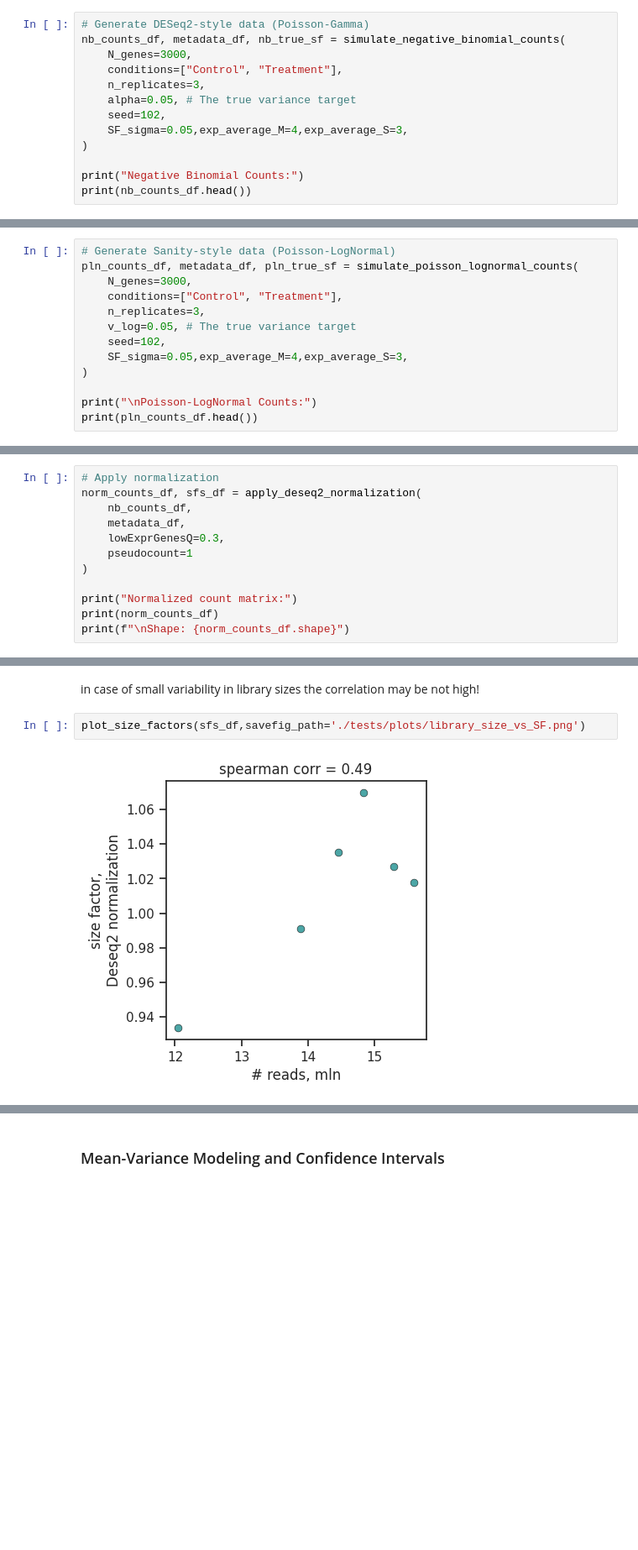
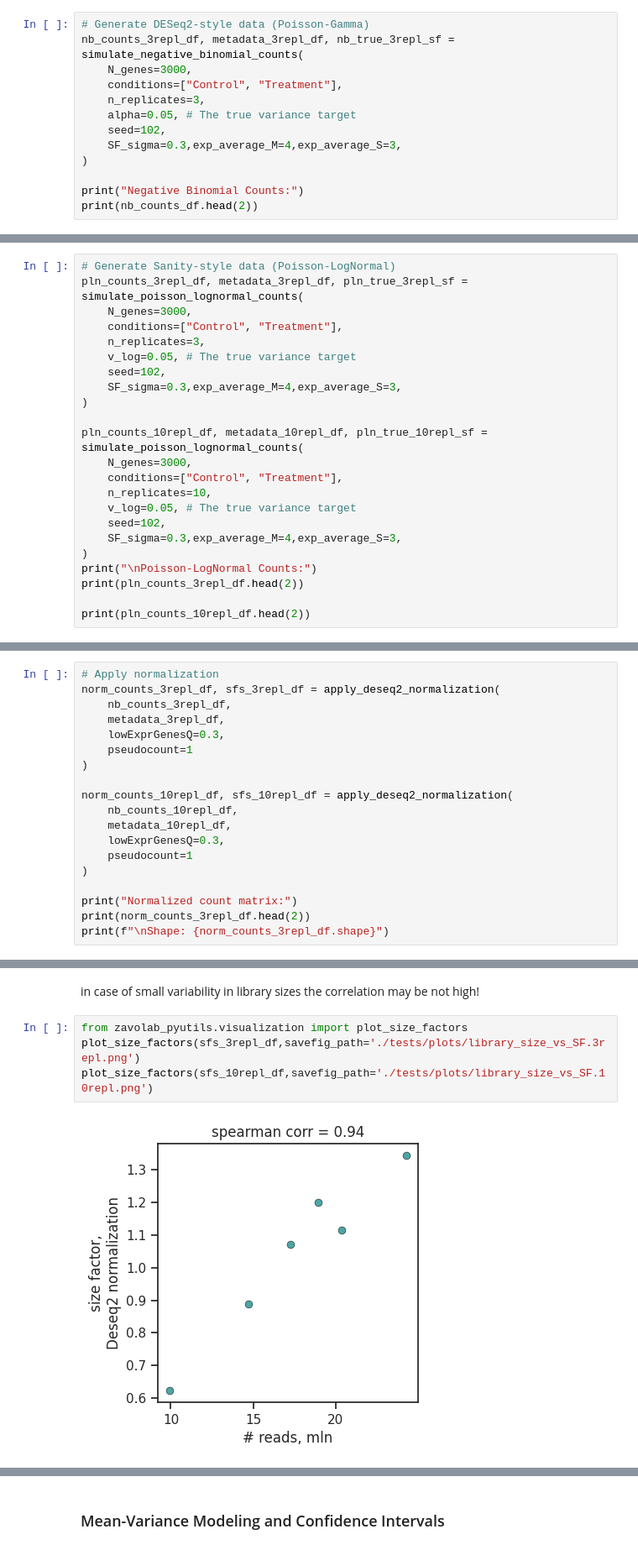
Before and after one commit to zavolanlab/zavolab_pyutils, a Jupyter notebook: test_module.ipynb, the cells around one changed output, grey strips where cells are left out. Shown at 84% size. Cells and saved outputs as stored; diff of their text form; blank space fills up the shorter version.

```diff
--- a/test_module.ipynb
+++ b/test_module.ipynb
@@ -47,15 +82,15 @@ Type:      function
 # %%
 # Generate DESeq2-style data (Poisson-Gamma)
-nb_counts_df, metadata_df, nb_true_sf = simulate_negative_binomial_counts(
+nb_counts_3repl_df, metadata_3repl_df, nb_true_3repl_sf = simulate_negative_binomial_counts(
     N_genes=3000,
     conditions=["Control", "Treatment"],
     n_replicates=3,
     alpha=0.05, # The true variance target
     seed=102,
-    SF_sigma=0.05,exp_average_M=4,exp_average_S=3,
+    SF_sigma=0.3,exp_average_M=4,exp_average_S=3,
 )
 
 print("Negative Binomial Counts:")
-print(nb_counts_df.head())
+print(nb_counts_df.head(2))
 # %% [output]
 Negative Binomial Counts:
@@ -73,16 +117,26 @@ array([1.08698022, 1.04738134, 1.05432404, 0.95502577, 1.0671456 ,
 # %%
 # Generate Sanity-style data (Poisson-LogNormal)
-pln_counts_df, metadata_df, pln_true_sf = simulate_poisson_lognormal_counts(
+pln_counts_3repl_df, metadata_3repl_df, pln_true_3repl_sf = simulate_poisson_lognormal_counts(
     N_genes=3000,
     conditions=["Control", "Treatment"],
     n_replicates=3,
     v_log=0.05, # The true variance target
     seed=102,
-    SF_sigma=0.05,exp_average_M=4,exp_average_S=3,
+    SF_sigma=0.3,exp_average_M=4,exp_average_S=3,
 )
 
+pln_counts_10repl_df, metadata_10repl_df, pln_true_10repl_sf = simulate_poisson_lognormal_counts(
+    N_genes=3000,
+    conditions=["Control", "Treatment"],
+    n_replicates=10,
+    v_log=0.05, # The true variance target
+    seed=102,
+    SF_sigma=0.3,exp_average_M=4,exp_average_S=3,
+)
 print("\nPoisson-LogNormal Counts:")
-print(pln_counts_df.head())
+print(pln_counts_3repl_df.head(2))
+
+print(pln_counts_10repl_df.head(2))
 # %% [output]
 Poisson-LogNormal Counts:
         Sample_1  Sample_2  Sample_3  Sample_4  Sample_5  Sample_6
@@ -103,14 +186,21 @@ array([1.08698022, 1.04738134, 1.05432404, 0.95502577, 1.0671456 ,
 # %%
 # Apply normalization
-norm_counts_df, sfs_df = apply_deseq2_normalization(
-    nb_counts_df,
-    metadata_df,
+norm_counts_3repl_df, sfs_3repl_df = apply_deseq2_normalization(
+    nb_counts_3repl_df,
+    metadata_3repl_df,
+    lowExprGenesQ=0.3,
+    pseudocount=1
+)
+
+norm_counts_10repl_df, sfs_10repl_df = apply_deseq2_normalization(
+    nb_counts_10repl_df,
+    metadata_10repl_df,
     lowExprGenesQ=0.3,
     pseudocount=1
 )
 
 print("Normalized count matrix:")
-print(norm_counts_df)
-print(f"\nShape: {norm_counts_df.shape}")
+print(norm_counts_3repl_df.head(2))
+print(f"\nShape: {norm_counts_3repl_df.shape}")
 # %% [output]
 Normalized count matrix:
@@ -159,6 +248,8 @@ Mean size factor: 1.012
 # %% [markdown]
 in case of small variability in library sizes the correlation may be not high!
 # %%
-plot_size_factors(sfs_df,savefig_path='./tests/plots/library_size_vs_SF.png')
+from zavolab_pyutils.visualization import plot_size_factors
+plot_size_factors(sfs_3repl_df,savefig_path='./tests/plots/library_size_vs_SF.3repl.png')
+plot_size_factors(sfs_10repl_df,savefig_path='./tests/plots/library_size_vs_SF.10repl.png')
 # %% [output]
-[figure, old version]
+[figure, new version]
```
Also changed, not shown: parts of 25 cells of this notebook, 44 other files.
